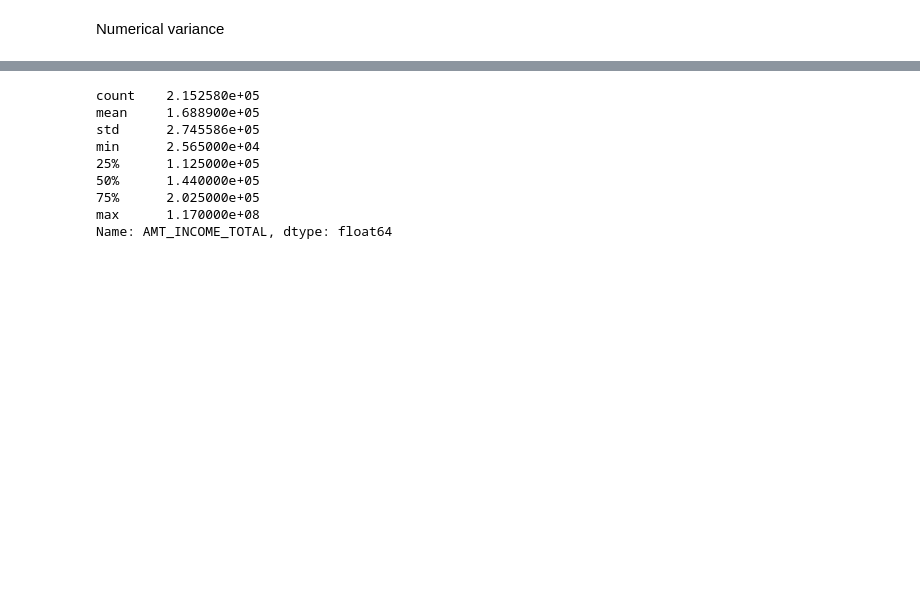
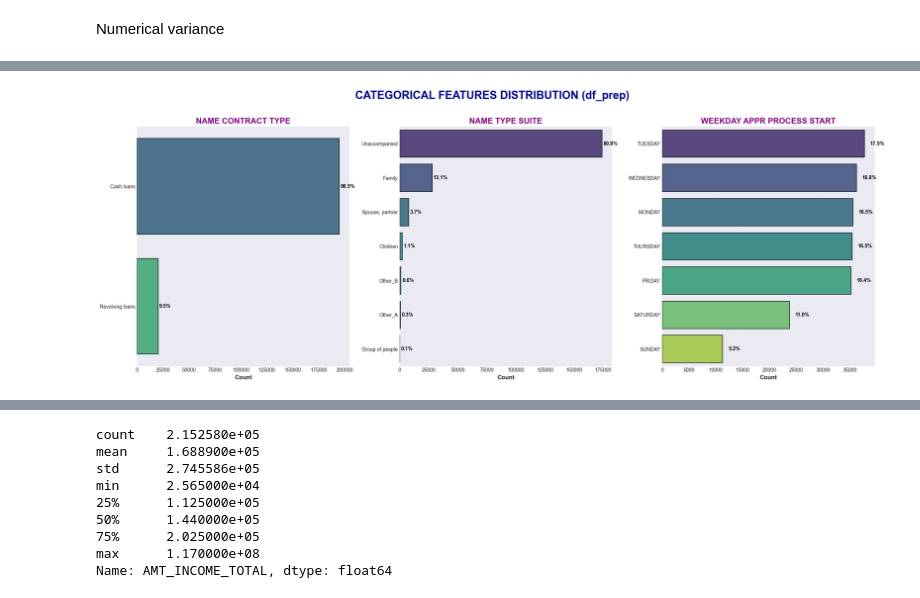
Before and after one commit to MinhGioChai/Data-Visualization, a Jupyter notebook: dataunderstandingwith10fts.ipynb, the cells around one changed output, grey strips where cells are left out. Saved outputs shown, nothing was run; the diff lists cells and outputs as text; code cells hidden in the pictures; blank space fills up the shorter version.

```diff
--- a/dataunderstandingwith10fts.ipynb
+++ b/dataunderstandingwith10fts.ipynb
@@ -209,0 +228,31 @@ Passing `palette` without assigning `hue` is deprecated and will be removed in v
+# %%
+fig, axes = plt.subplots(1, 3, figsize=(22, 8))
+axes = axes.ravel()
+
+for i, col in enumerate(categorical_cols):
+    ax = axes[i]
+    order = df_prep[col].value_counts().index
+    sns.countplot(data=df_prep, y=col, ax=ax, order=order,
+                  palette='viridis', alpha=0.9, edgecolor='black', linewidth=1.2)
+
+    total = len(df_prep)
+
+    # Hiển thị % cho tất cả các thanh, kể cả nhỏ
+    for p in ax.patches:
+        width = p.get_width()
+        percentage = f'{100 * width / total:.1f}%'
+        x = width + total * 0.005  # đưa text ra ngoài thanh, chỉnh nhỏ hơn để phù hợp cả thanh nhỏ
+        y = p.get_y() + p.get_height()/2
+        ax.text(x, y, percentage, va='center', ha='left', fontsize=10, fontweight='bold', color='black')
+
+    ax.set_title(f'{col.replace("_", " ")}', fontsize=16, fontweight='bold', color='purple')
+    ax.set_xlabel('Count', fontsize=12, fontweight='bold')
+    ax.set_ylabel('')
+    ax.grid(True, axis='x', alpha=0.3)
+
+plt.suptitle('CATEGORICAL FEATURES DISTRIBUTION (df_prep)',
+             fontsize=22, fontweight='bold', color='darkblue', y=1.02)
+plt.tight_layout()
+plt.show()
+# %% [output]
+[figure, added]
```
Also changed, not shown: parts of 28 cells of this notebook, 9 other files.
